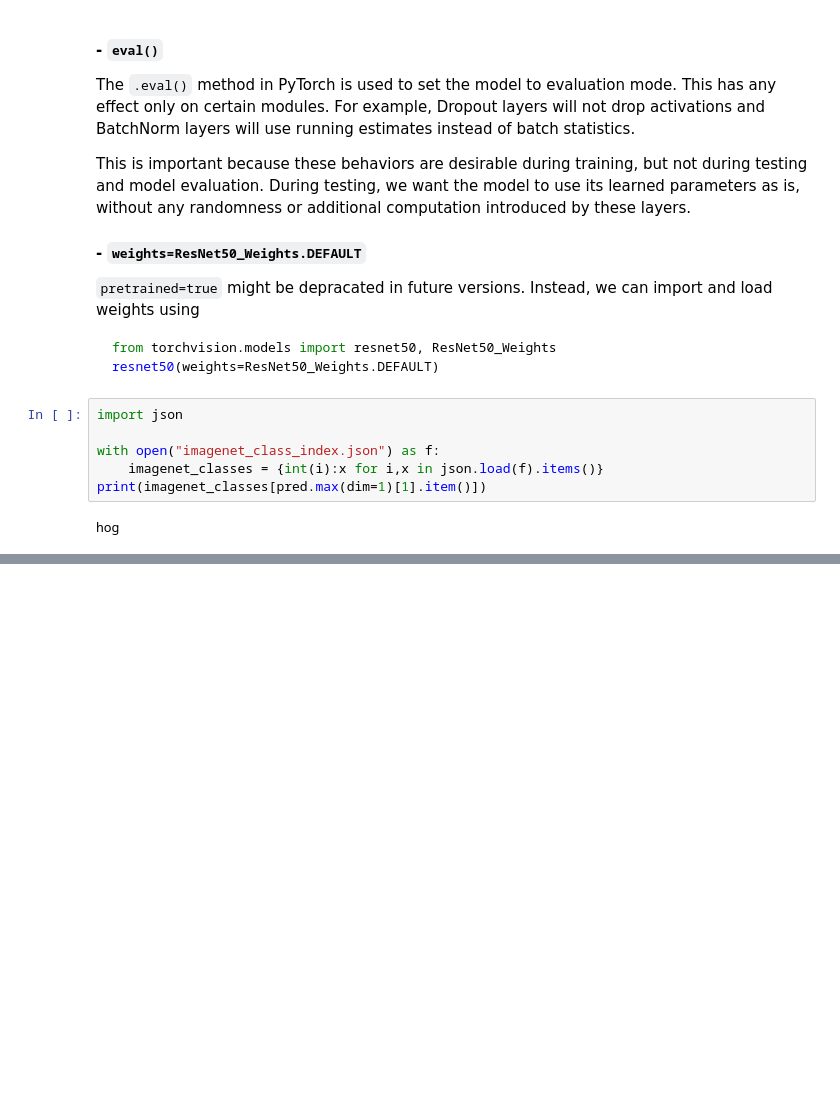
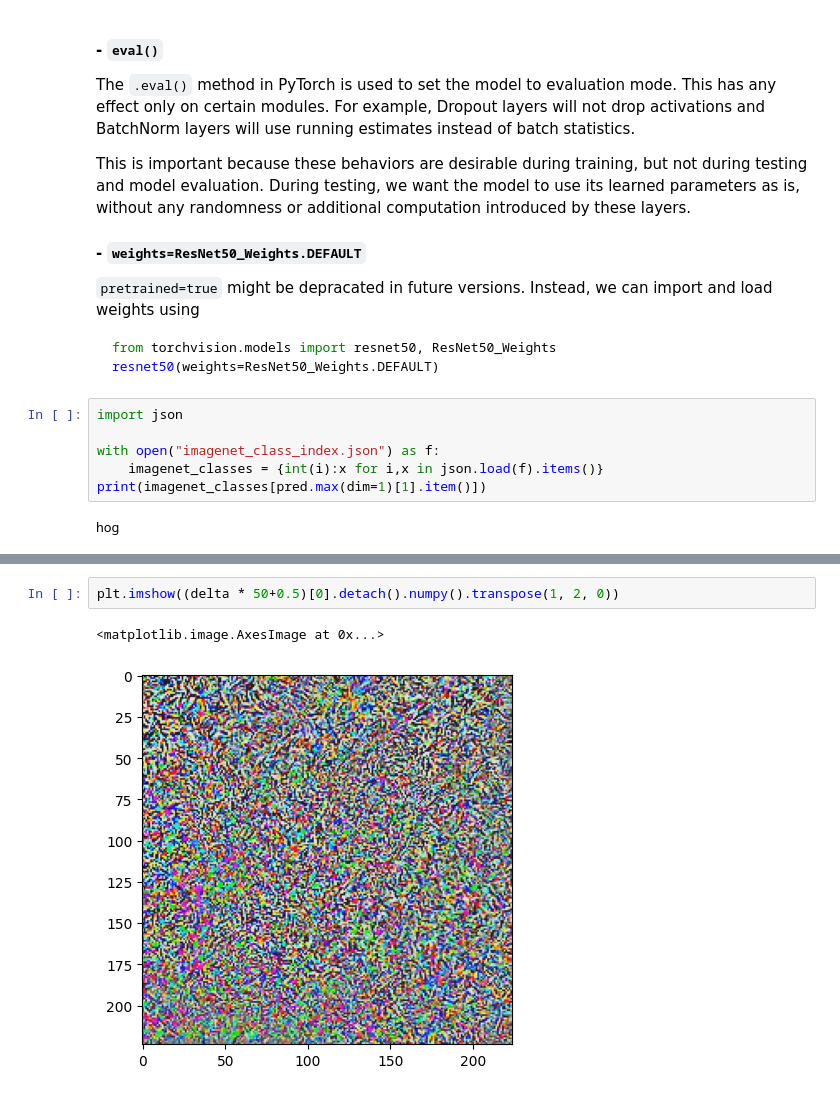
Before and after one commit to zlxlty/RAdversarial, a Jupyter notebook: reading_notes/skylu/chapter1.ipynb, the cells around one changed output, grey strips where cells are left out. Saved outputs shown, nothing was run; the diff lists cells and outputs as text; blank space fills up the shorter version.

```diff
--- a/reading_notes/skylu/chapter1.ipynb
+++ b/reading_notes/skylu/chapter1.ipynb
@@ -99,0 +157,5 @@ hog
+# %%
+plt.imshow((delta * 50+0.5)[0].detach().numpy().transpose(1, 2, 0))
+# %% [output]
+<matplotlib.image.AxesImage at 0x...>
+[figure, added]
```
Also changed, not shown: parts of 9 cells of this notebook, 9 other files.
